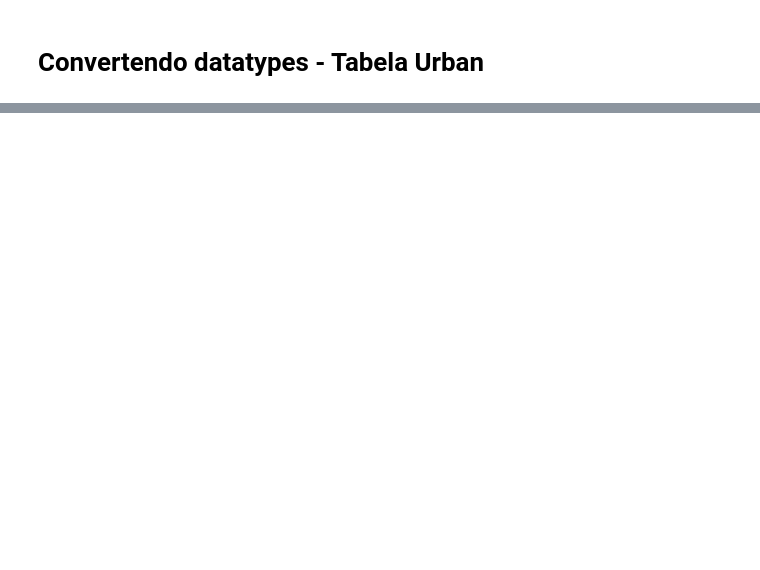
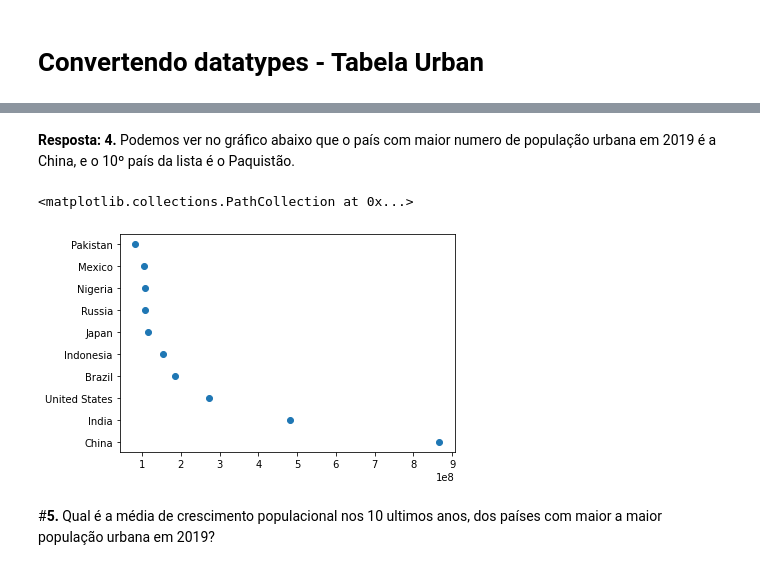
Before and after one commit to LeoGsilva0518/Learing_DataScience, a Jupyter notebook: Tarefa_Trilha4.ipynb, the cells around one changed output, grey strips where cells are left out. Cells and saved outputs as stored; diff of their text form; code cells hidden in the pictures; blank space fills up the shorter version.

```diff
--- a/Tarefa_Trilha4.ipynb
+++ b/Tarefa_Trilha4.ipynb
@@ -343,0 +328,6 @@ plt.bar(urban['country'],urbanização_2015)
+# %%
+urban['vle'] = urban['vle'].apply(valor_para_float)
+# %%
+urban['vle'] = urban['vle'].astype(float)
+# %%
+urban = urban.pivot("country","year","vle").reset_index()
@@ -343,0 +545,11 @@ plt.bar(urban['country'],urbanização_2015)
+# %%
+urban_2019 = urban.sort_values(by=['2019'], ascending=False).head(10)
+# %% [markdown]
+**Resposta: **4.**** Podemos ver no gráfico abaixo que o país com maior numero de população urbana em 2019 é a China, e o 10º país da lista é o Paquistão.
+# %%
+plt.scatter(urban_2019['2019'], urban_2019['country'])
+# %% [output]
+<matplotlib.collections.PathCollection at 0x...>
+[figure, added]
+# %% [markdown]
+#**5.** Qual é a média de crescimento populacional nos 10 ultimos anos,  dos países com maior a maior população urbana em 2019?
```
Also changed, not shown: parts of 108 cells of this notebook.
